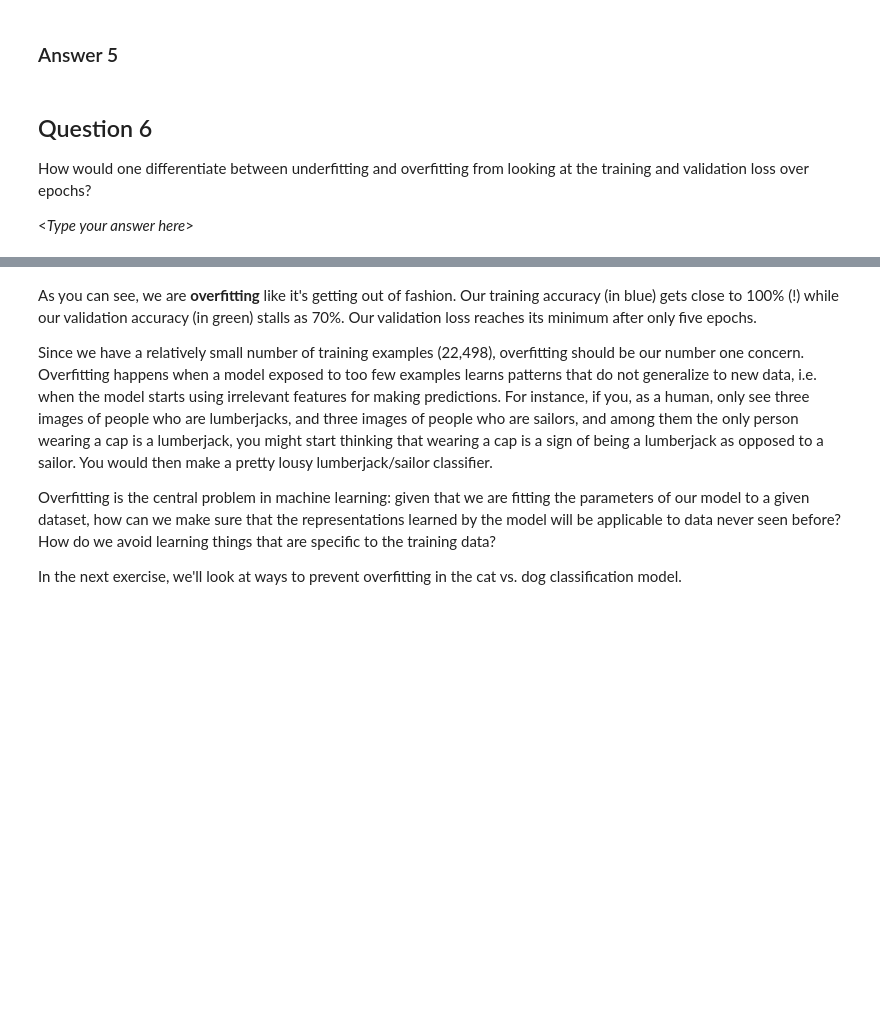
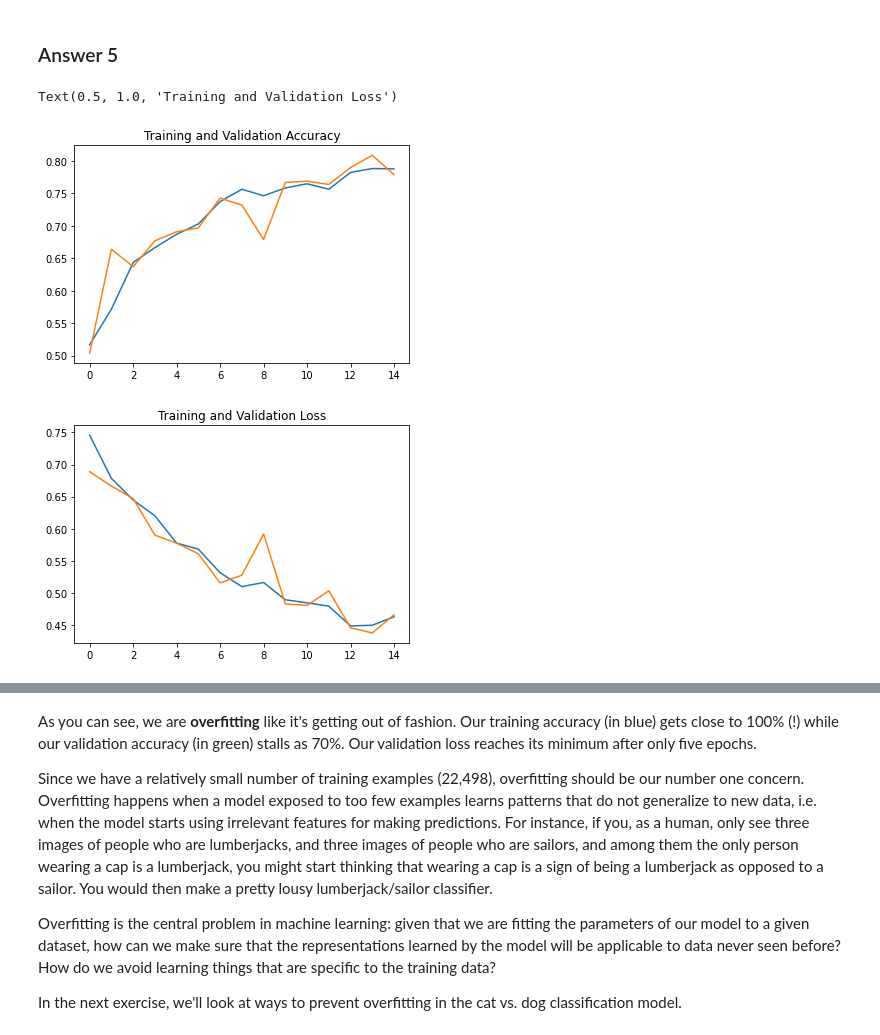
Before and after one commit to aru-g2004/MIT-SureStart-Machine-Learning-Google-Colab, a Jupyter notebook: Day_12_Image_Classification_AG.ipynb, the cells around one changed output, grey strips where cells are left out. Saved outputs shown, nothing was run; the diff lists cells and outputs as text; code cells hidden in the pictures; blank space fills up the shorter version.

Commit message:
I tried all of them, question 4 was not working but I gave it my best shot

```diff
--- a/Day_12_Image_Classification_AG.ipynb
+++ b/Day_12_Image_Classification_AG.ipynb
@@ -269,7 +296,7 @@ You need to define
 ### Answer 3
 # %%
 model = tf.keras.models.Sequential([
-tf.keras.layers.Conv2D(16, (3,3) , input_shape=(32,32,3)),
+tf.keras.layers.Conv2D(16, (3,3) , input_shape=(150,150,3)),
 tf.keras.layers.ReLU(),
 tf.keras.layers.MaxPooling2D(2, 2),
 tf.keras.layers.Conv2D(32, (3,3)),
@@ -281,7 +308,7 @@ tf.keras.layers.MaxPooling2D(2, 2),
 tf.keras.layers.Flatten(),
 tf.keras.layers.Dense(128),
 tf.keras.layers.ReLU(),
-tf.keras.layers.Dense(2, activation='sigmoid')
+tf.keras.layers.Dense(1, activation='sigmoid')
 ])
 
 model.compile(optimizer='adam' , loss='binary_crossentropy', metrics=['accuracy'])
@@ -326,7 +353,7 @@ Next, we'll configure the specifications for model training. We will train our m
 Let's train on all 22,498 images available, for 15 epochs; and validate on all 2,500 validation images. (This may take a few minutes to run.)
 # %%
 history = model.fit(
-      train_images,
+     train_generator,
       steps_per_epoch=100,  # 22,498 images = batch_size * steps
       epochs=15,
       validation_data=validation_generator,
@@ -368,5 +479,23 @@ Your second plot should contain train and text loss on $y$ axis and number of ep
-# %% [markdown]
-## Question 6
-How would one differentiate between underfitting and overfitting from looking at the training and validation loss over epochs?
-
-\<*Type your answer here*\>
+# %%
+#lists of accuracy results on training and validation data
+accuracy = history.history['accuracy']
+val_accuracy = history.history['val_accuracy']
+
+loss = history.history['loss']
+val_loss = history.history['val_loss']
+
+epochs = range(len(accuracy))
+
+
+plt.plot(epochs, accuracy)
+plt.plot(epochs, val_accuracy)
+plt.title('Training and Validation Accuracy')
+plt.figure()
+
+plt.plot(epochs, loss)
+plt.plot(epochs, val_loss)
+plt.title('Training and Validation Loss')
+# %% [output]
+Text(0.5, 1.0, 'Training and Validation Loss')
+[figure, added]
+[figure, added]
```
Also changed, not shown: parts of 17 cells of this notebook.
